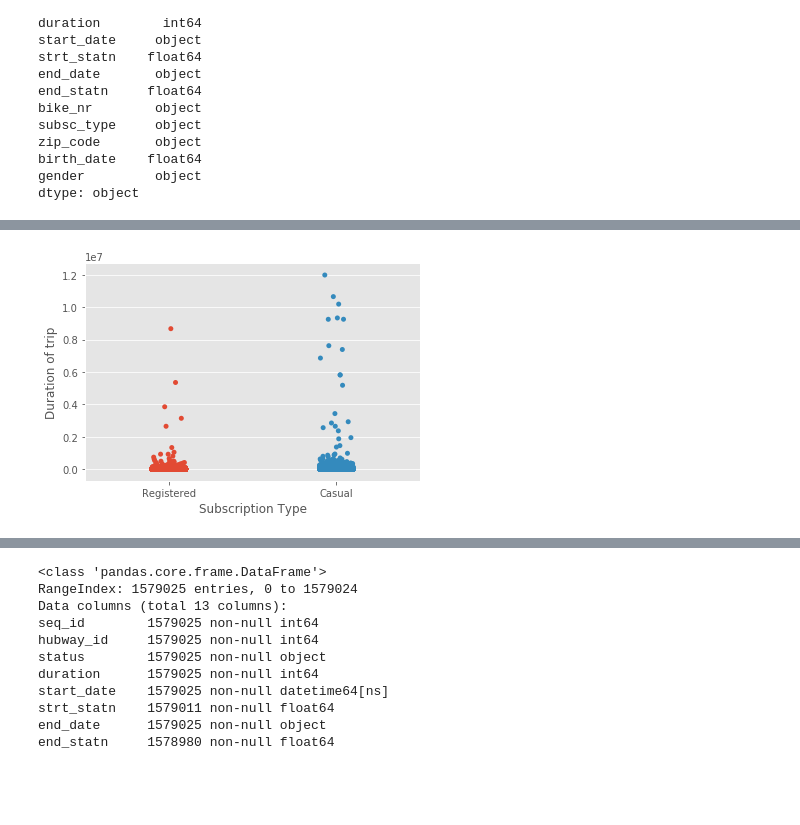
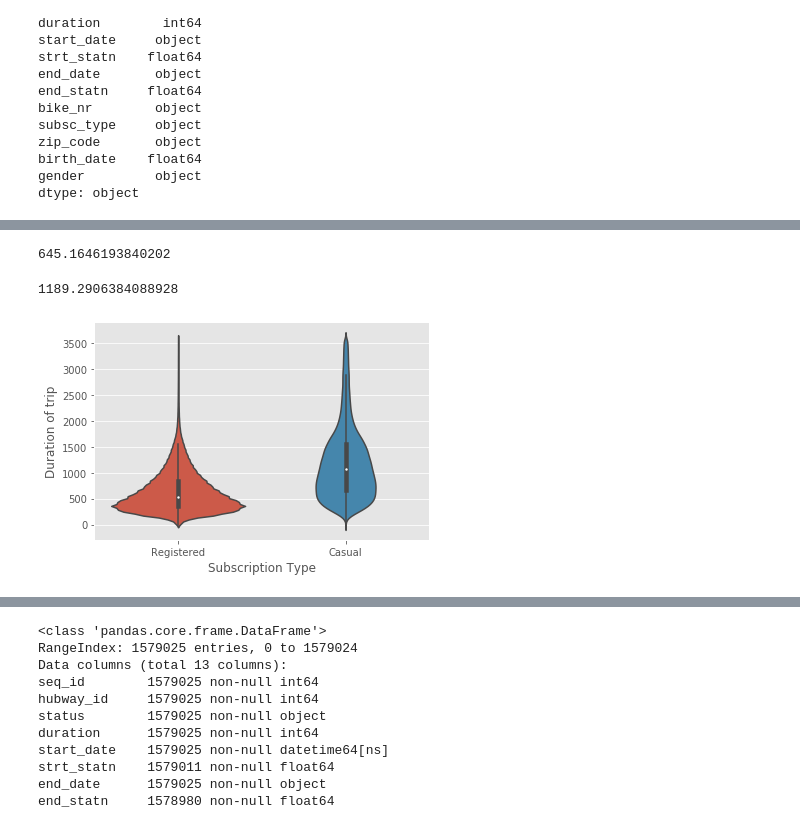
Before and after one commit to jisanos/Hubway-Data-Visualization-Challenge, a Jupyter notebook: Exam_Script.ipynb, the cells around one changed output, grey strips where cells are left out. Cells and saved outputs as stored; diff of their text form; code cells hidden in the pictures; blank space fills up the shorter version.

Commit message:
Fixed the first one (svg trip casual/anual usrs) by removing outliers (selecting only a sample of 1 hours) and removing negative duration trips

```diff
--- a/Exam_Script.ipynb
+++ b/Exam_Script.ipynb
@@ -81,0 +47,5 @@ array([   -6720,    -6720,    -6660, ..., 10196477, 10659471, 11994458],
+# %%
+#Filtered out the Trips dataframe, removing all negative values and all possible outliers by taking a
+#sample of only trips that lasted less than 1 hour
+removed_outliers = Trips[['duration', 'subsc_type']].loc[(Trips['duration'] > 0) & (Trips['duration'] < 3600)]
+removed_outliers.head()
@@ -82,8 +59,18 @@ array([   -6720,    -6720,    -6660, ..., 10196477, 10659471, 11994458],
+# %%
+#Mean of trip duration from Registered users
+removed_outliers['duration'].loc[removed_outliers['subsc_type'] == 'Registered'].mean()
+# %% [output]
+645.1646193840202
+# %%
+#Mean of trip duration from Casual users
+removed_outliers['duration'].loc[removed_outliers['subsc_type'] == 'Casual'].mean()
+# %% [output]
+1189.2906384088928
 # %%
 plt.style.use('ggplot')
-sns.stripplot(x='subsc_type',y='duration', data=Trips)
+sns.violinplot(x='subsc_type',y='duration',data = removed_outliers)
 plt.ylabel('Duration of trip')
 plt.xlabel('Subscription Type')
 plt.show()
 # %% [output]
-[figure, old version]
+[figure, new version]
```
Also changed, not shown: parts of 20 cells of this notebook.
